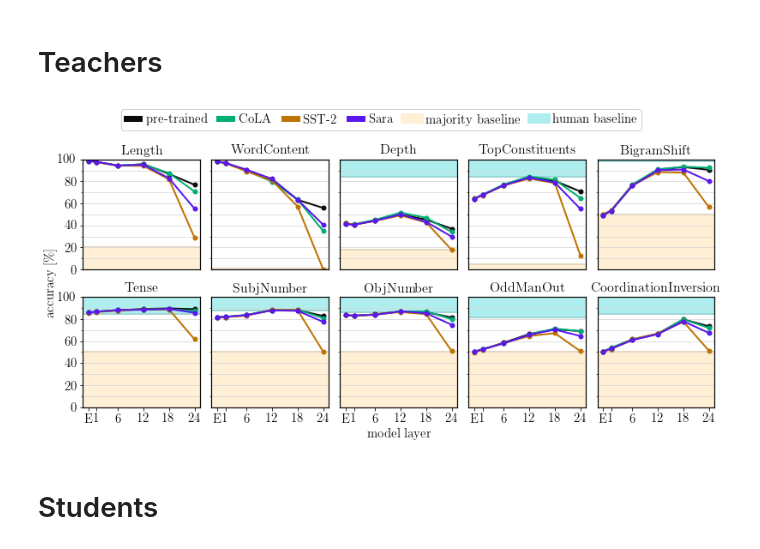
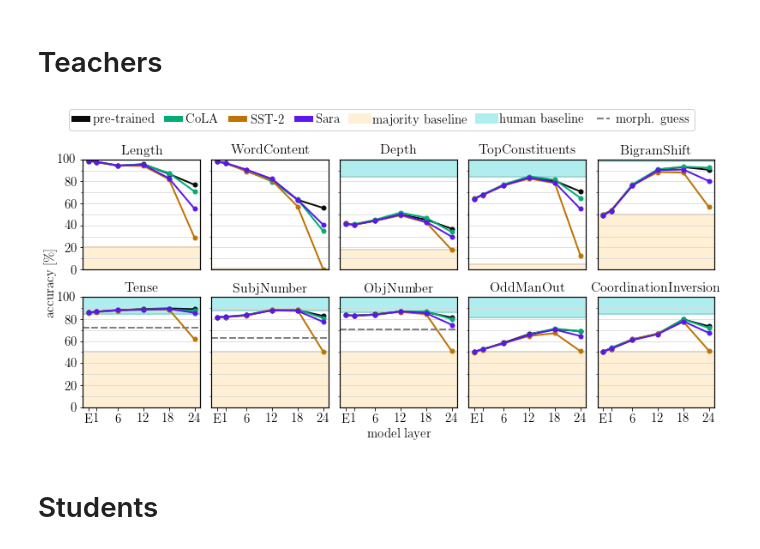
Before and after one commit to samsucik/knowledge-distil-bert, a Jupyter notebook: experiments/analysis/Probing.ipynb, the cells around one changed output. Cells and saved outputs as stored; diff of their text form; code cells hidden in the pictures.

```diff
--- a/experiments/analysis/Probing.ipynb
+++ b/experiments/analysis/Probing.ipynb
@@ -4,7 +4,6 @@
 import pandas as pd
 import numpy as np
 from matplotlib import pyplot as plt
-from matplotlib import colors
 import seaborn as sns
 import matplotlib
 matplotlib.rcParams.update({"font.size": 15,
@@ -20,24 +19,16 @@ reload(P)
 task_names = ['Length', 'WordContent', 'Depth', 'TopConstituents', 'BigramShift', 'Tense', 'SubjNumber',
               'ObjNumber', 'OddManOut', 'CoordinationInversion']
 
-baselines = {"majority": [20.0, 0.5, 17.9, 5.0, 50.0, 50.0, 50.0, 50.0, 50.0, 50.0],
-             "human": [100, 100, 84.0, 84.0, 98.0, 85.0, 88.0, 86.5, 81.2, 85.0],
-             "conneau-best": [99.3, 88.8, 63.8, 89.6, 83.6, 91.5, 95.1, 95.1, 73.6, 76.2]}
-grid_colour = np.array([1.0, 1.0, 1.0, 1.0])*0.85
 def get_task_type(task):
     if task in ['Length', 'WordContent']: return "surface"
     if task in ['Depth', 'TopConstituents', 'BigramShift']: return "syntactic"
     return "semantic"
 task_type_codes = {"surface": 0, "syntactic": 1, "semantic": 2}
 task_type_colours = [np.array(colors.to_rgb(c)) for c in ["seagreen", "teal", "steelblue"]]
-baseline_colours = {"human": np.array(colors.to_rgb("paleturquoise")),
-                    "majority": np.array(colors.to_rgb("papayawhip"))}
+
 def colour_to_bw(cl):
     if len(cl) == 3: return np.array([np.mean(cl), np.mean(cl), np.mean(cl)]) # rgb
     return np.array([np.mean(cl[:3]), np.mean(cl[:3]), np.mean(cl[:3]), cl[3]]) #rgba
-def modify_cl(cl, modifier):
-    cl = cl*modifier
-    return np.array([max(0, min(c, 1.0)) for c in cl])
 
 T = len(task_names)
 strategies = ["single", "max", "avg"]
@@ -96,7 +87,7 @@ for model in models:
             else:
                 data = pd.read_csv("probing/{}_{}.csv".format(group, layer))
             vals_to_plot[model][glue_task][layer] = {}
-            for task_name in task_names:
+            for task_name in P.probing_task_names:
                 rows = data[data["task"] == task_name]
                 best_row = rows.loc[rows["devacc"].idxmax()]
                 vals_to_plot[model][glue_task][layer][task_name] = best_row["acc"]
@@ -114,36 +105,40 @@ ncols = 5
 nrows = T//ncols
 fig, axs = plt.subplots(nrows=nrows, ncols=ncols, figsize=(11, 5.5), sharex=True, sharey=True,
                        gridspec_kw={"wspace": 0.1, "hspace": .25})
 for i, task_name in enumerate(task_names):
     for j, glue_task in enumerate(["pre-trained"] + P.glue_tasks):
         row, col = i//ncols, i % ncols
         ax = axs[row, col]
         xs, ys, xlabels = get_data(model="teacher", task=glue_task, probing_task=task_name)
         ax.plot(xs, ys, c=P.glue_task_colours[glue_task], lw=2, markersize=5, marker="o",
                 label=glue_task, zorder=2)
         ax.set_title(task_name, fontdict={"fontsize": 16})
         ax.set_xticks(xs)
         ax.set_xticklabels(xlabels)
-        make_probing_axis(ax, probing_task=task_name)
+        P.make_probing_axis(ax, probing_task=task_name)
         if col > 0:
             ax.tick_params("y", left=False, labelleft=False, right=False, labelright=False, length=0)
         if row < nrows-1:
             ax.tick_params("x", bottom=False, labelbottom=False)
+        if baselines["morpho-guessers"][i] is not None:
+            ax.axhline(baselines["morpho-guessers"][i], lw=2, ls="--", c=P.probing_baseline_colours["morpho"])
 ax.legend()
-additional_leg_entries = [P.new_legend_entry(c=baseline_colours[b], label=b + " baseline", lw=12)
+additional_leg_entries = [P.new_legend_entry(c=P.probing_baseline_colours[b], label=b + " baseline", lw=12)
                           for b in ["majority", "human"]]
+additional_leg_entries.append(P.new_legend_entry(c=P.probing_baseline_colours["morpho"],
+                                                 label="morph. guess", lw=2.1, ls="--"))
 P.unify_legend_outside(fig, axs, legcols=0, position="top", additional_handles=additional_leg_entries)
 P.add_overall_axislabel(fig, "accuracy [\%]", axis="y", pad=8)
 P.add_overall_axislabel(fig, "model layer", axis="x", pad=8)
 plt.subplots_adjust(
     left  = 0.06,
     right = 0.99,
     bottom = 0.11,
     top = 0.84)
 plt.show()
 fig.savefig("img/probing_teachers.pdf")
 # %% [output]
-[figure, old version]
+[figure, new version]
 # %% [markdown]
 # Students
 # %%
```
Also changed, not shown: 7 other files.
